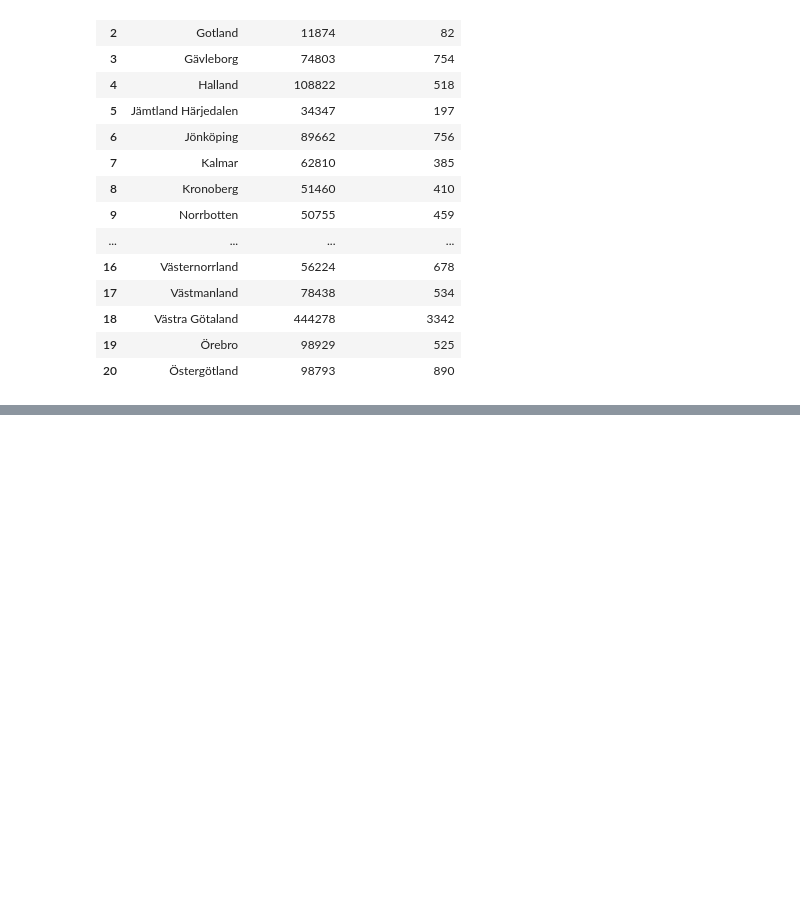
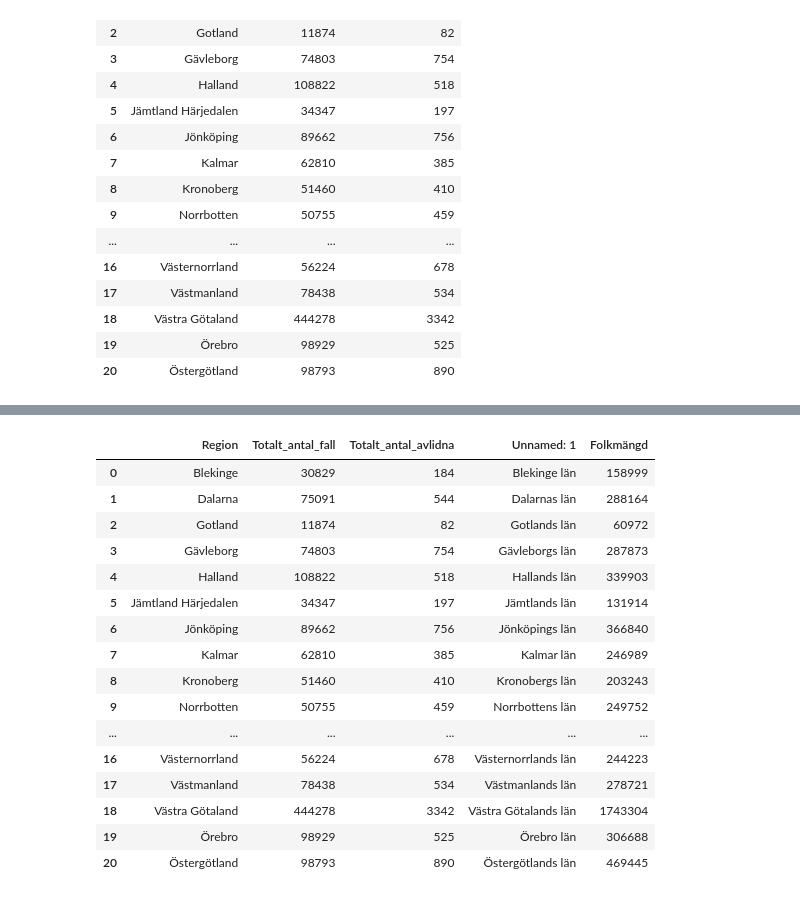
Before and after one commit to SCGlass/Data-Processing-Sam-Glass, a Jupyter notebook: Lab_Covid/Lab_exercise_3.ipynb, the cells around one changed output, grey strips where cells are left out. Cells and saved outputs as stored; diff of their text form; code cells hidden in the pictures; blank space fills up the shorter version.

```diff
--- a/Lab_Covid/Lab_exercise_3.ipynb
+++ b/Lab_Covid/Lab_exercise_3.ipynb
@@ -108,3 +109,13 @@ df_regions_covid
 | 18 | Västra Götaland | 444278 | 3342 |
 | 19 | Örebro | 98929 | 525 |
 | 20 | Östergötland | 98793 | 890 |
+# %%
+# Downloaded an excel file with län population from www. scb.se
+df_Län_pop = pd.read_excel("../Lab_Covid/Data/Län_population.xlsx")
+df_Län_pop = df_Län_pop.iloc[2: , :] # removing first two rows
+df_Län_pop = df_Län_pop.iloc[:,1:].reset_index(drop = True) #removing the first column and resetting index
+df_Län_pop = df_Län_pop.iloc[:-48:] # removing the last 48 lines which contained nothing
+df_Län_pop.replace('\d+', '', regex=True, inplace=True) # This will take away the numbers at the beginning of the string in the Län names
+df_Län_pop.rename(columns={"Unnamed: 2":"Folkmängd"},inplace=True) # This renames the 2nd column to be used in the merge for the next step
+df_Län_pop = df_Län_pop.sort_values(by= "Unnamed: 1", ascending=True).reset_index(drop=True) # Sorting the values to alphabetically to match the other dataframe
+df_Län_pop
@@ -110,0 +140,23 @@ df_regions_covid
+# %%
+# Now i will merge the two data frames so i can add the column of population
+df_Län_data = pd.concat([df_regions_covid, df_Län_pop], axis = "columns")
+df_Län_data
+# The data lines up perfectly. Will now remove the extra column with the Län names
+# %% [output]
+|  | Region | Totalt_antal_fall | Totalt_antal_avlidna | Unnamed: 1 | Folkmängd |
+| 0 | Blekinge | 30829 | 184 | Blekinge län | 158999 |
+| 1 | Dalarna | 75091 | 544 | Dalarnas län | 288164 |
+| 2 | Gotland | 11874 | 82 | Gotlands län | 60972 |
+| 3 | Gävleborg | 74803 | 754 | Gävleborgs län | 287873 |
+| 4 | Halland | 108822 | 518 | Hallands län | 339903 |
+| 5 | Jämtland Härjedalen | 34347 | 197 | Jämtlands län | 131914 |
+| 6 | Jönköping | 89662 | 756 | Jönköpings län | 366840 |
+| 7 | Kalmar | 62810 | 385 | Kalmar län | 246989 |
+| 8 | Kronoberg | 51460 | 410 | Kronobergs län | 203243 |
+| 9 | Norrbotten | 50755 | 459 | Norrbottens län | 249752 |
+| ... | ... | ... | ... | ... | ... |
+| 16 | Västernorrland | 56224 | 678 | Västernorrlands län | 244223 |
+| 17 | Västmanland | 78438 | 534 | Västmanlands län | 278721 |
+| 18 | Västra Götaland | 444278 | 3342 | Västra Götalands län | 1743304 |
+| 19 | Örebro | 98929 | 525 | Örebro län | 306688 |
+| 20 | Östergötland | 98793 | 890 | Östergötlands län | 469445 |
```
Also changed, not shown: parts of 6 cells of this notebook, 3 other files.
